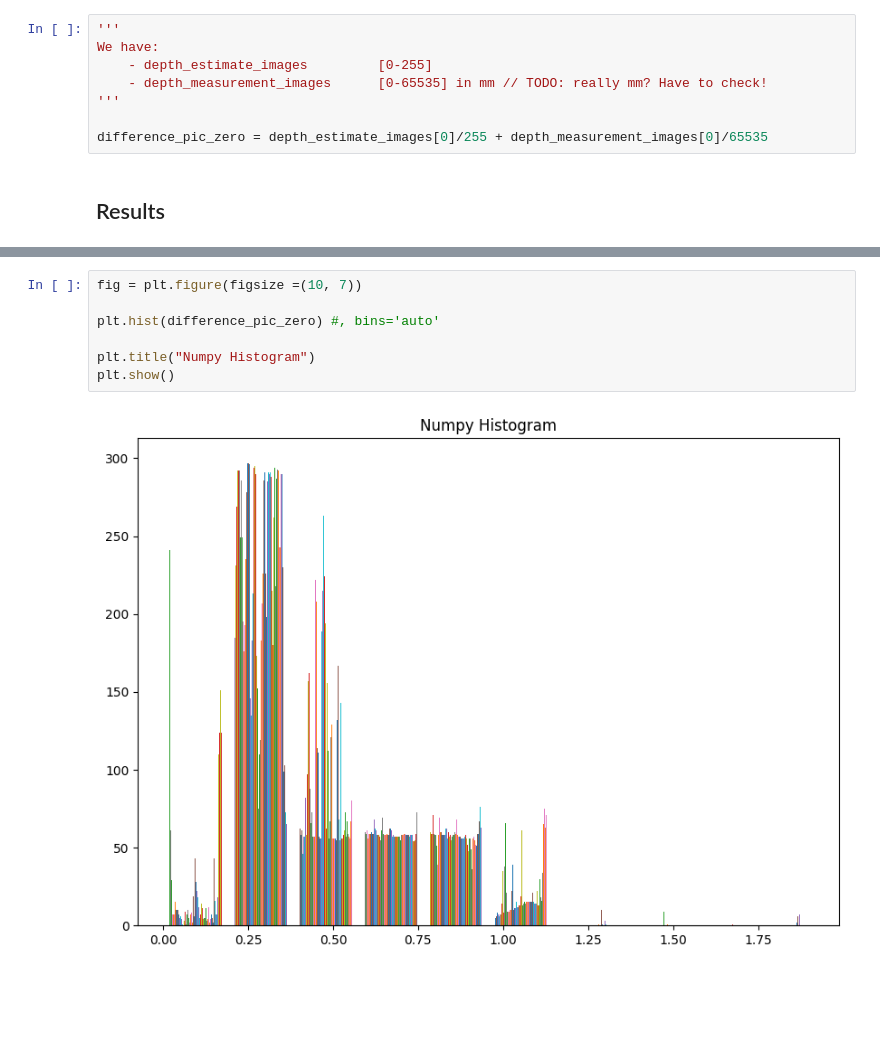
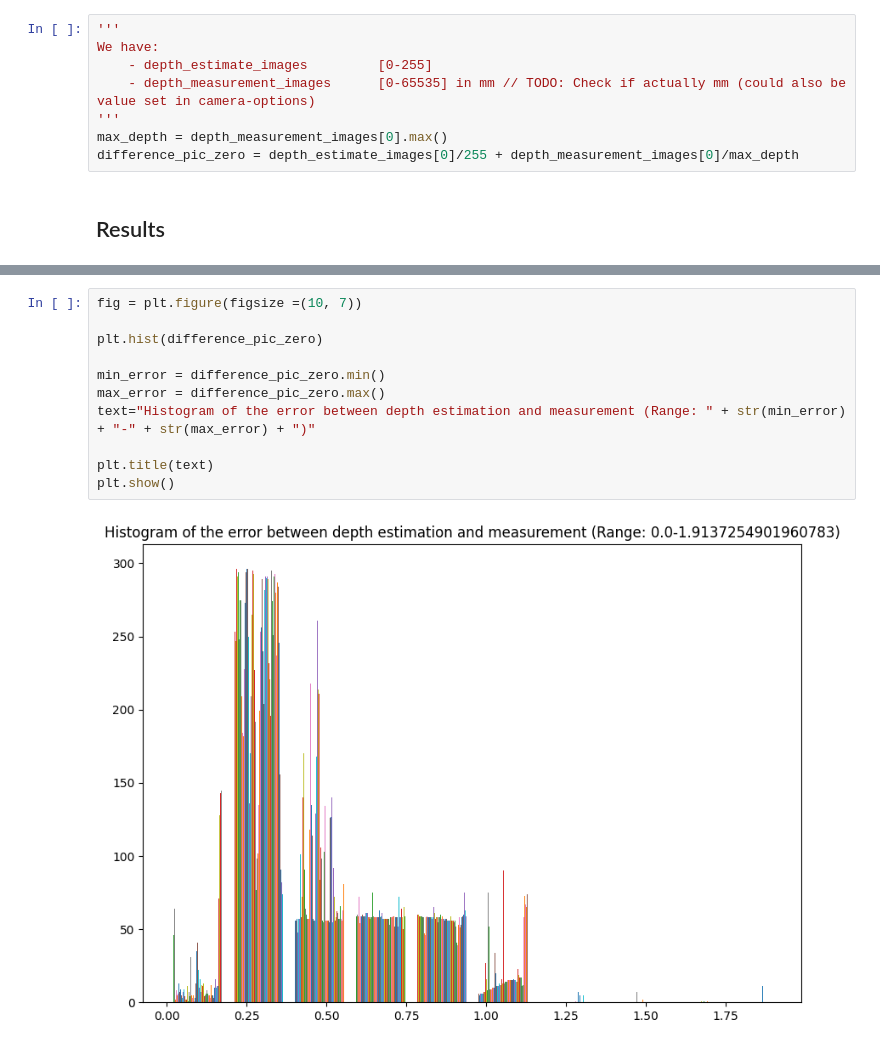
Before and after one commit to rwittmuess/Monocular_Depth_Estimation_Performance, a Jupyter notebook: eval_performance.ipynb, the cells around one changed output, grey strips where cells are left out. Saved outputs shown, nothing was run; the diff lists cells and outputs as text; blank space fills up the shorter version.

```diff
--- a/eval_performance.ipynb
+++ b/eval_performance.ipynb
@@ -98,9 +78,9 @@ max_depth
 '''
 We have:
     - depth_estimate_images         [0-255]
-    - depth_measurement_images      [0-65535] in mm // TODO: really mm? Have to check!
+    - depth_measurement_images      [0-65535] in mm // TODO: Check if actually mm (could also be value set in camera-options)
 '''
-
-difference_pic_zero = depth_estimate_images[0]/255 + depth_measurement_images[0]/65535
+max_depth = depth_measurement_images[0].max()
+difference_pic_zero = depth_estimate_images[0]/255 + depth_measurement_images[0]/max_depth
 # %% [markdown]
 ## Results
@@ -118,9 +93,13 @@ plt.show()
 # %%
 fig = plt.figure(figsize =(10, 7))
 
-plt.hist(difference_pic_zero) #, bins='auto'
+plt.hist(difference_pic_zero)
 
-plt.title("Numpy Histogram")
+min_error = difference_pic_zero.min()
+max_error = difference_pic_zero.max()
+text="Histogram of the error between depth estimation and measurement (Range: " + str(min_error) + "-" + str(max_error) + ")"
+
+plt.title(text)
 plt.show()
 # %% [output]
-[figure, old version]
+[figure, new version]
```
Also changed, not shown: parts of 14 cells of this notebook.
